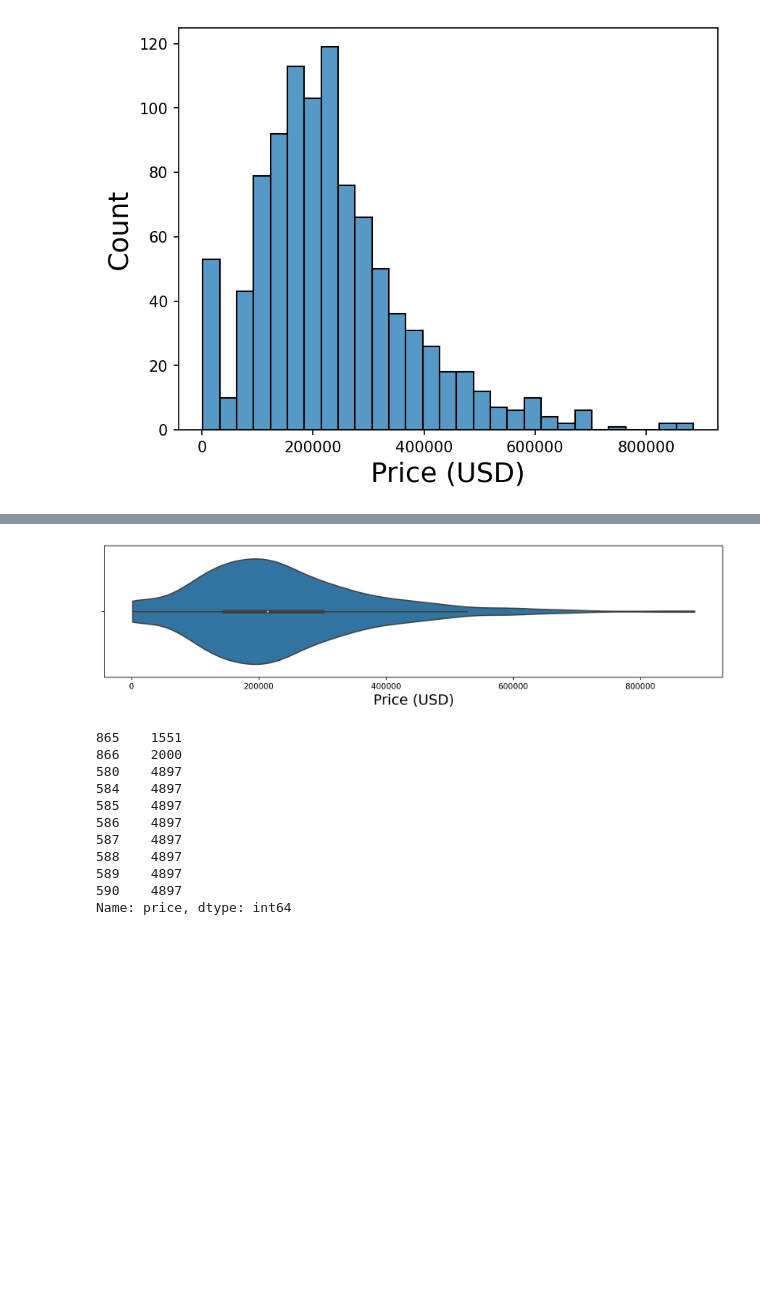
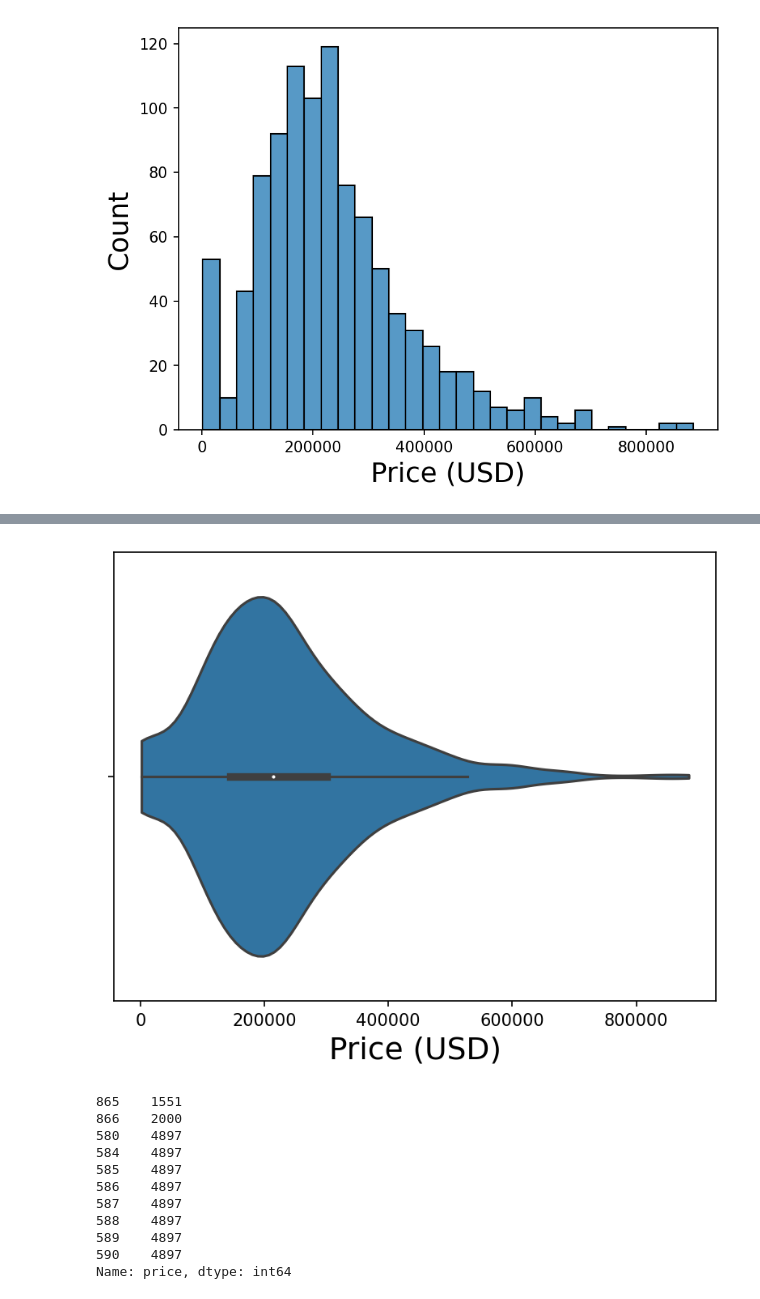
Before and after one commit to jmfb/CS5610, a Jupyter notebook: M1 Project 1b.ipynb, the cells around one changed output, grey strips where cells are left out. Cells and saved outputs as stored; diff of their text form; code cells hidden in the pictures; blank space fills up the shorter version.

```diff
--- a/M1 Project 1b.ipynb
+++ b/M1 Project 1b.ipynb
@@ -370,8 +402,8 @@ price_plot.set(xlabel="Price (USD)");
 # %%
-price_plot = sns.violinplot(x=df.price, ax=wide_figure_size(), cut=0)
+price_plot = sns.violinplot(x=df.price, cut=0)
 price_plot.set(xlabel="Price (USD)");
 # %% [output]
-[figure, old version]
+[figure, new version]
 # %%
 df.price.sort_values().head(10)
 # %% [output]
```
Also changed, not shown: parts of 28 cells of this notebook.
